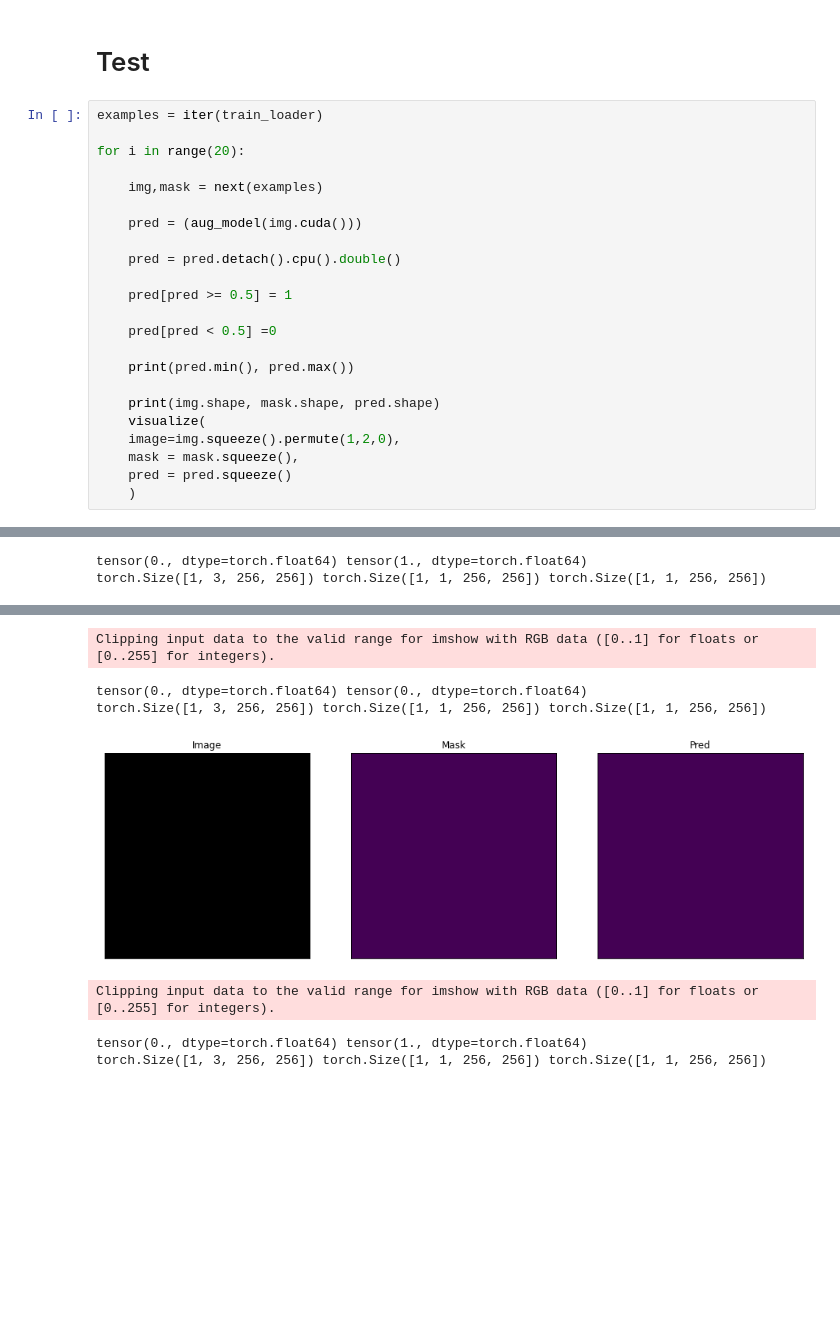
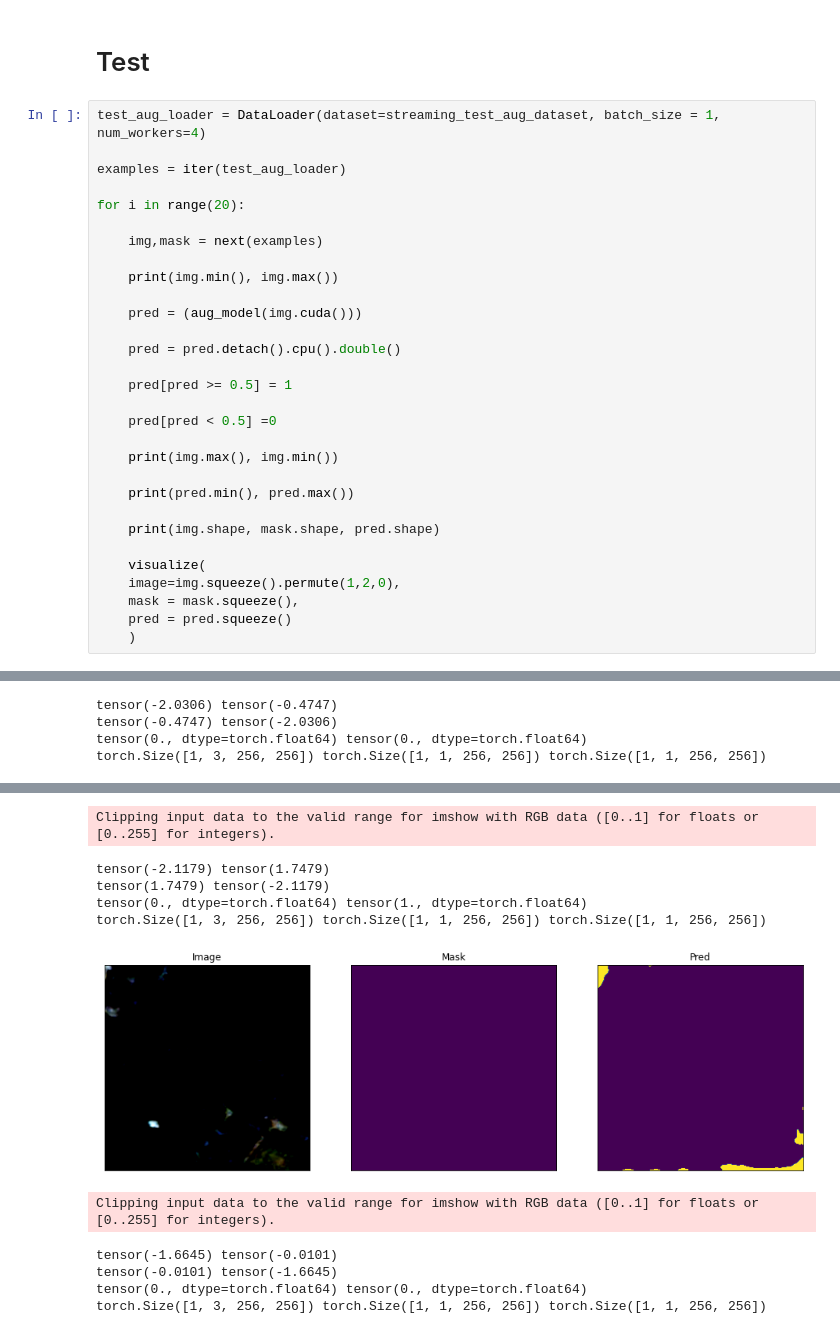
Before and after one commit to j-csc/rotation, a Jupyter notebook: Test model.ipynb, the cells around one changed output, grey strips where cells are left out. Drawn from its saved outputs; the diff is of its cells as text; blank space fills up the shorter version.

```diff
--- a/Test model.ipynb
+++ b/Test model.ipynb
@@ -155,11 +142,15 @@ valid: 6370it [04:04, 26.02it/s, MixedLoss - 9.636, iou_score - 0.3168]
 # %% [markdown]
 # Test
 # %%
-examples = iter(train_loader)
+test_aug_loader = DataLoader(dataset=streaming_test_aug_dataset, batch_size = 1, num_workers=4)
+
+examples = iter(test_aug_loader)
 
 for i in range(20):
 
     img,mask = next(examples)
+
+    print(img.min(), img.max())
 
     pred = (aug_model(img.cuda()))
 
@@ -169,9 +160,12 @@ for i in range(20):
 
     pred[pred < 0.5] =0
 
+    print(img.max(), img.min())
+
     print(pred.min(), pred.max())
 
     print(img.shape, mask.shape, pred.shape)
+
     visualize(
     image=img.squeeze().permute(1,2,0),
     mask = mask.squeeze(),
@@ -184,4 +180,6 @@ torch.Size([1, 3, 256, 256]) torch.Size([1, 1, 256, 256]) torch.Size([1, 1, 256,
 [figure]
 Clipping input data to the valid range for imshow with RGB data ([0..1] for floats or [0..255] for integers).
-tensor(0., dtype=torch.float64) tensor(1., dtype=torch.float64)
+tensor(-2.0306) tensor(-0.4747)
+tensor(-0.4747) tensor(-2.0306)
+tensor(0., dtype=torch.float64) tensor(0., dtype=torch.float64)
 torch.Size([1, 3, 256, 256]) torch.Size([1, 1, 256, 256]) torch.Size([1, 1, 256, 256])
@@ -189,7 +187,11 @@ torch.Size([1, 3, 256, 256]) torch.Size([1, 1, 256, 256]) torch.Size([1, 1, 256,
 Clipping input data to the valid range for imshow with RGB data ([0..1] for floats or [0..255] for integers).
-tensor(0., dtype=torch.float64) tensor(0., dtype=torch.float64)
+tensor(-2.1179) tensor(1.7479)
+tensor(1.7479) tensor(-2.1179)
+tensor(0., dtype=torch.float64) tensor(1., dtype=torch.float64)
 torch.Size([1, 3, 256, 256]) torch.Size([1, 1, 256, 256]) torch.Size([1, 1, 256, 256])
-[figure, old version]
+[figure, new version]
 Clipping input data to the valid range for imshow with RGB data ([0..1] for floats or [0..255] for integers).
-tensor(0., dtype=torch.float64) tensor(1., dtype=torch.float64)
+tensor(-1.6645) tensor(-0.0101)
+tensor(-0.0101) tensor(-1.6645)
+tensor(0., dtype=torch.float64) tensor(0., dtype=torch.float64)
 torch.Size([1, 3, 256, 256]) torch.Size([1, 1, 256, 256]) torch.Size([1, 1, 256, 256])
```
Also changed, not shown: parts of 10 cells of this notebook, 10 other files.
